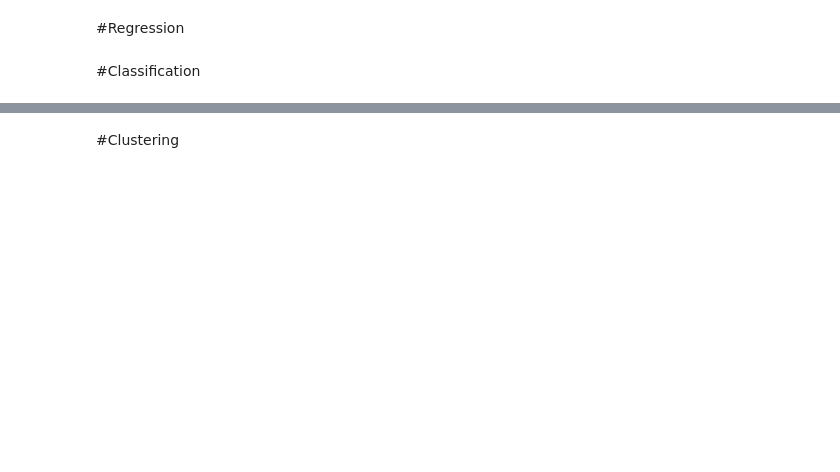
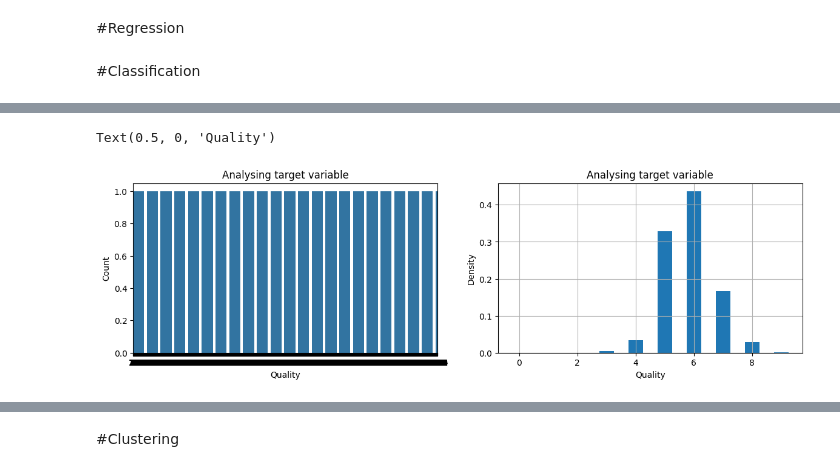
Before and after one commit to JaiVR/customer_satisfaction_score_prediction, a Jupyter notebook: Fods_Assignment.ipynb, the cells around one changed output, grey strips where cells are left out. Drawn from its saved outputs; the diff is of its cells as text; code cells hidden in the pictures; blank space fills up the shorter version.

```diff
--- a/Fods_Assignment.ipynb
+++ b/Fods_Assignment.ipynb
@@ -221,3 +194,0 @@ dtype: object
-# %%
-X = dataset.iloc[:, :-1].values
-y = dataset.iloc[:, -1].values
@@ -254,3 +196,7 @@ print(X_numerical)
 #Regression
 # %% [markdown]
 #Classification
+# %%
+wine = pd.DataFrame(Xwp, columns=wine_quality.feature_names)
+wine['quality'] = y
+wine
@@ -256,0 +217,12 @@ print(X_numerical)
+# %%
+fig = plt.figure(figsize=(22,8))
+plt.subplot2grid((2,3),(0,0))
+sns.countplot(wine['quality'])
+plt.title("Analysing target variable"); plt.ylabel("Count"); plt.xlabel("Quality")
+
+plt.subplot2grid((2,3),(0,1))
+wine['quality'].hist(bins=np.arange(11)-0.5, rwidth=0.5, density=True)
+plt.title("Analysing target variable"); plt.ylabel("Density"); plt.xlabel("Quality")
+# %% [output]
+Text(0.5, 0, 'Quality')
+[figure, added]
```
Also changed, not shown: parts of 29 cells of this notebook.
